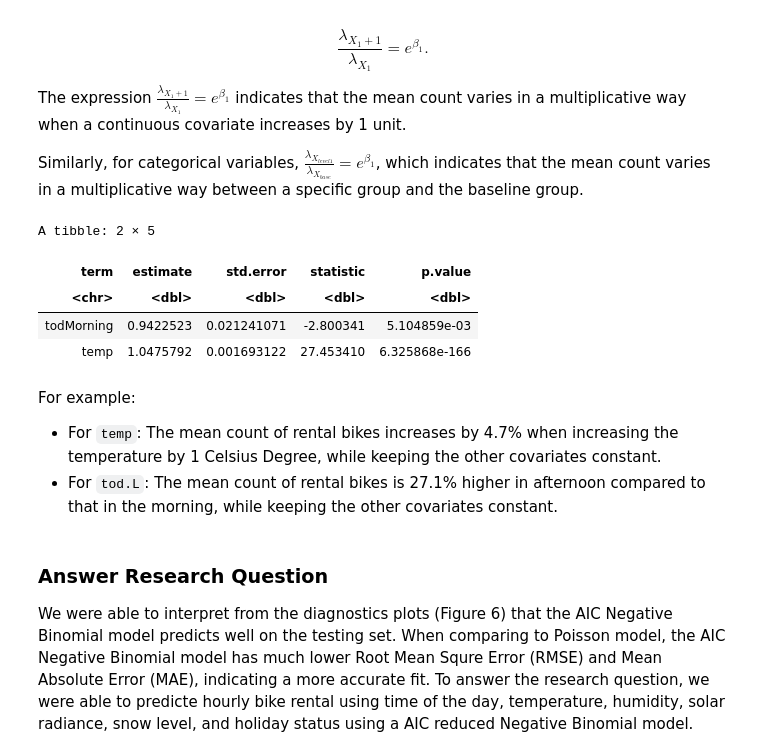
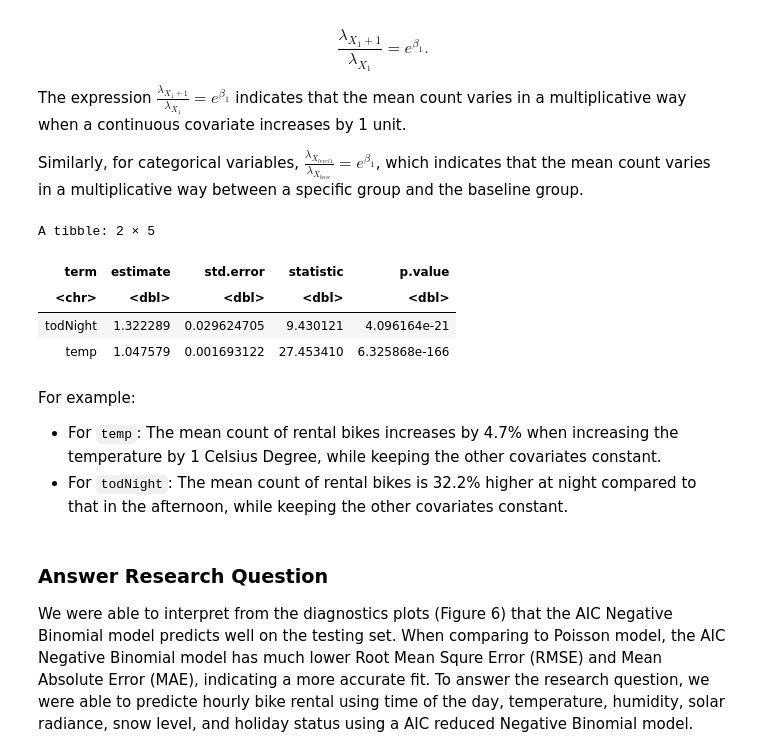
Before and after one commit to xiaohu1122/538A_project, a Jupyter notebook: 538A_Final_Project.ipynb, the cells around one changed output. Saved outputs shown, nothing was run; the diff lists cells and outputs as text; code cells hidden in the pictures.

```diff
--- a/538A_Final_Project.ipynb
+++ b/538A_Final_Project.ipynb
@@ -572,17 +565,17 @@ The expression $\frac{\lambda_{X_1+1}}{\lambda_{X_1}} = e^{\beta_1}$ indicates t
 
 Similarly, for categorical variables, $\frac{\lambda_{X_{level1}}}{\lambda_{X_{base}}} = e^{\beta_1}$, which indicates that the mean count varies in a multiplicative way between a specific group and the baseline group.
 # %%
-tidy(AIC_nbinomial_model,exponentiate = TRUE)[c(2,4),]
+tidy(AIC_nbinomial_model,exponentiate = TRUE)[c(3,4),]
 # %% [output]
 A tibble: 2 × 5
 | term | estimate | std.error | statistic | p.value |
 | <chr> | <dbl> | <dbl> | <dbl> | <dbl> |
-| todMorning | 0.9422523 | 0.021241071 | -2.800341 | 5.104859e-03 |
-| temp | 1.0475792 | 0.001693122 | 27.453410 | 6.325868e-166 |
+| todNight | 1.322289 | 0.029624705 | 9.430121 | 4.096164e-21 |
+| temp | 1.047579 | 0.001693122 | 27.453410 | 6.325868e-166 |
 # %% [markdown]
 For example:
 * For `temp`: The mean count of rental bikes increases by  4.7%  when increasing the temperature by 1 Celsius Degree, while keeping the other covariates constant.
-* For `tod.L`: The mean count of rental bikes is 27.1% higher in afternoon compared to that in the morning, while keeping the other covariates constant.
+* For `todNight`: The mean count of rental bikes is 32.2% higher at night compared to that in the afternoon, while keeping the other covariates constant.
 # %% [markdown]
 ### Answer Research Question
 We were able to interpret from the diagnostics plots (Figure 6) that the AIC Negative Binomial model predicts well on the testing set. When comparing to Poisson model, the AIC Negative Binomial model has much lower Root Mean Squre Error (RMSE) and Mean Absolute Error (MAE), indicating a more accurate fit. To answer the research question, we were able to predicte hourly bike rental using time of the day, temperature, humidity, solar radiance, snow level, and holiday status using a AIC reduced Negative Binomial model.
```
Also changed, not shown: parts of 6 cells of this notebook.
